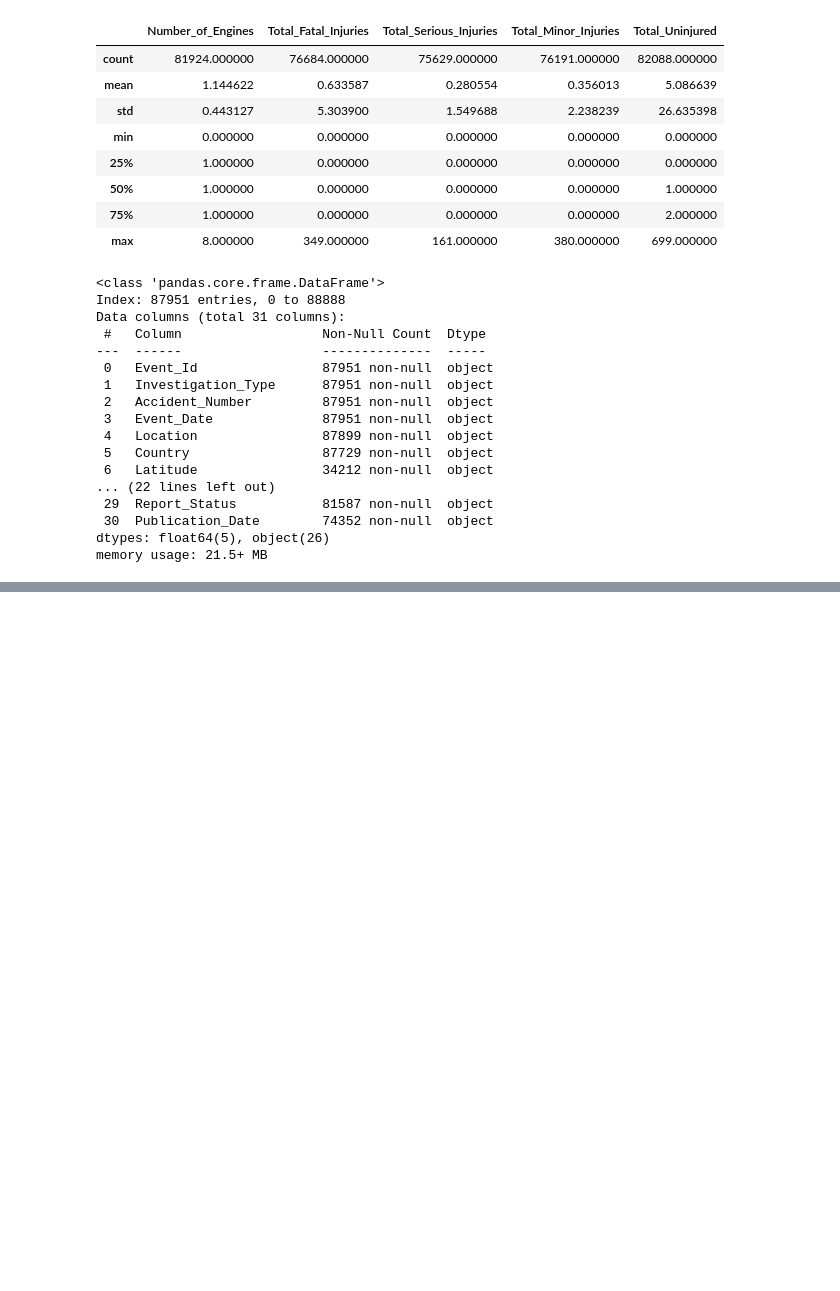
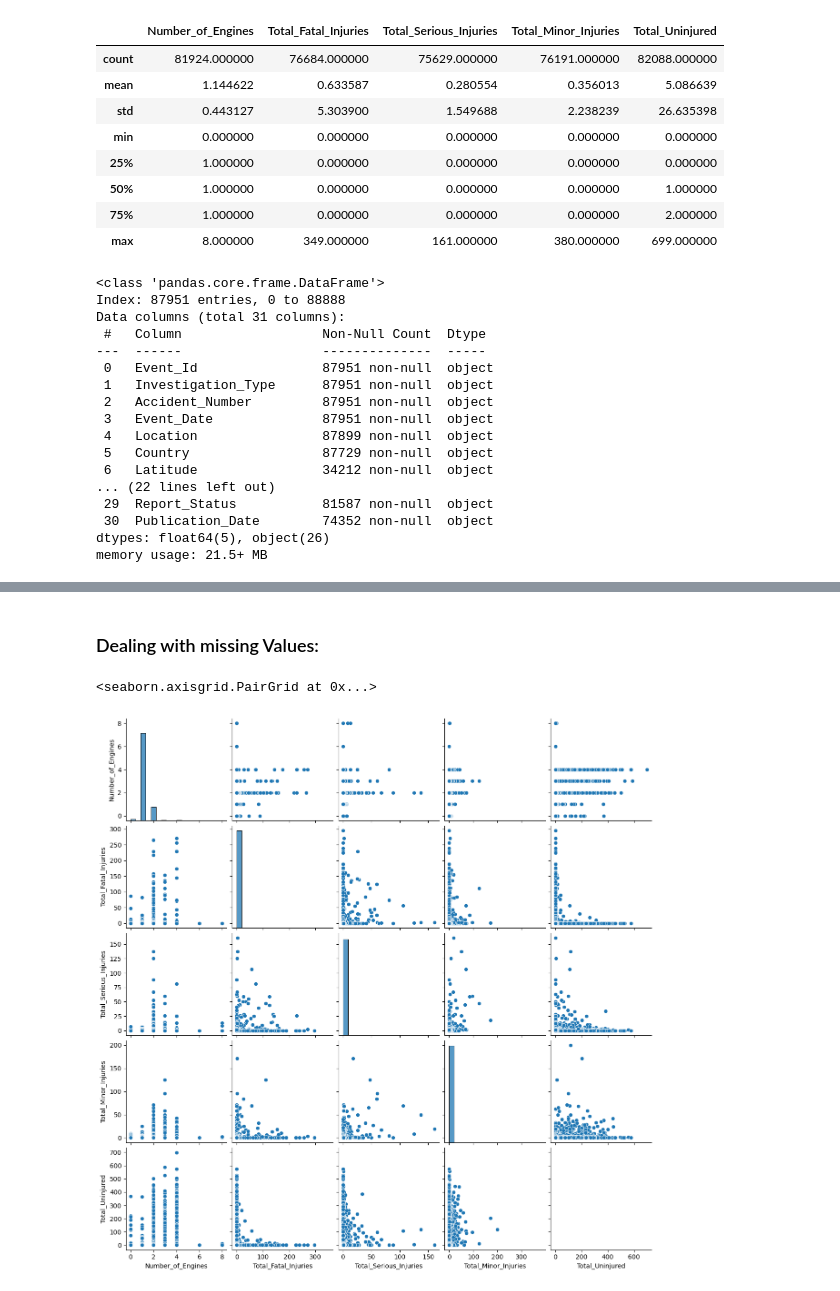
Before and after one commit to Haender-Michael/Haender_practice, a Jupyter notebook: Copie_de_Untitled1.ipynb, the cells around one changed output, grey strips where cells are left out. Drawn from its saved outputs; the diff is of its cells as text; code cells hidden in the pictures; blank space fills up the shorter version.

```diff
--- a/Copie_de_Untitled1.ipynb
+++ b/Copie_de_Untitled1.ipynb
@@ -110,3 +164,14 @@ memory usage: 21.5+ MB
+# %% [markdown]
+### Dealing with missing Values:
+# %%
+# If we run this snippet of code we will get multiple scatterplot
+# showing the correlation in the data
+import seaborn as sns
+
+sns.pairplot(df)
+# %% [output]
+<seaborn.axisgrid.PairGrid at 0x...>
+[figure, added]
 # %%
 ##draw ( the multiple scatter_plot thing to see relationship)
 # %%
```
Also changed, not shown: parts of 17 cells of this notebook.
